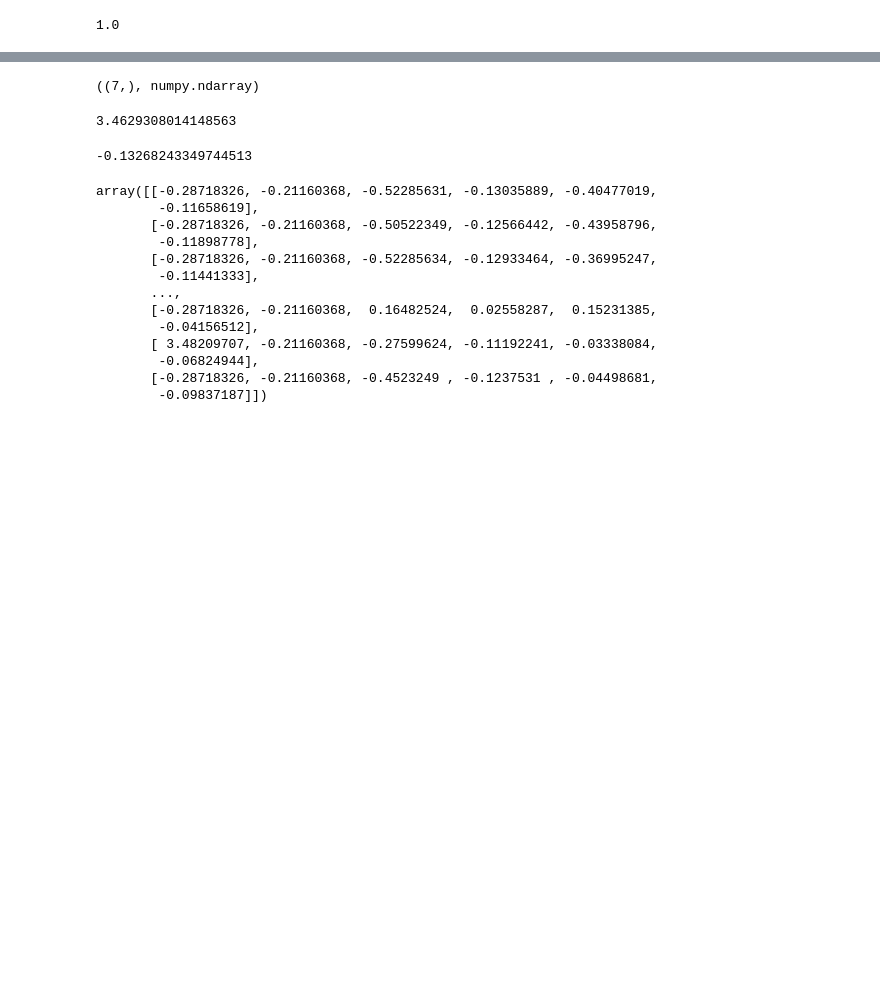
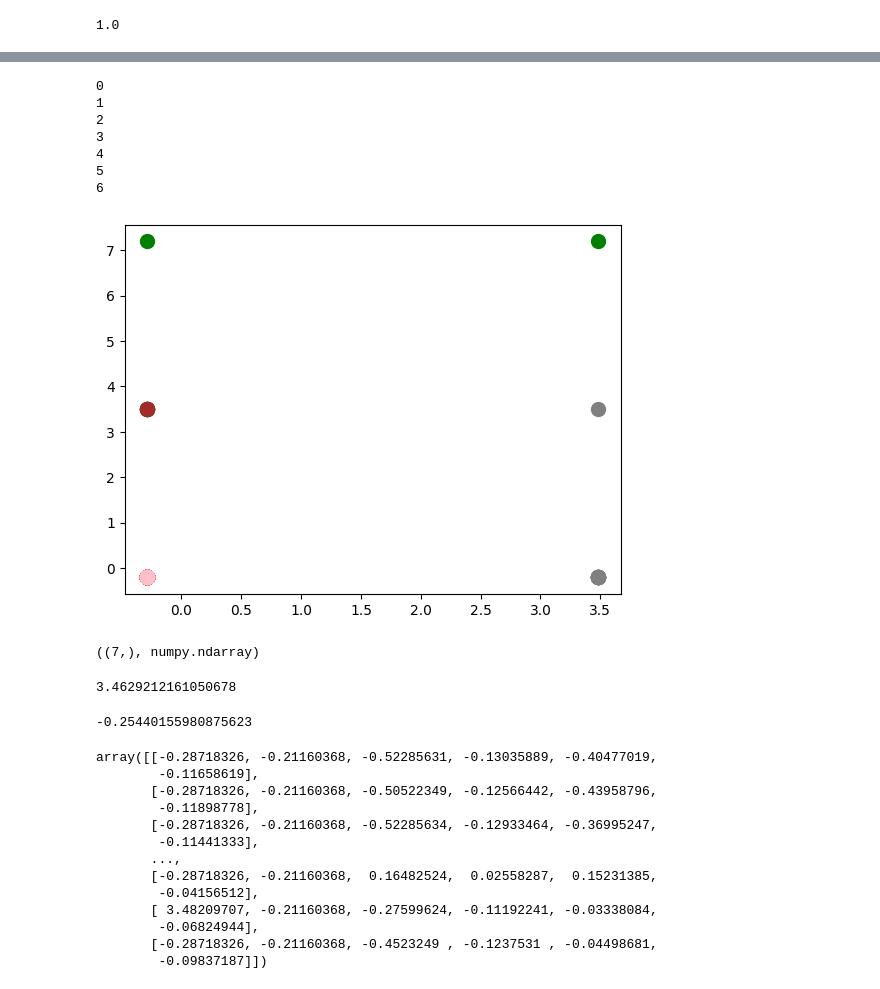
Before and after one commit to allansdefreitas/unsupervised-learning, a Jupyter notebook: FUZZY.ipynb, the cells around one changed output, grey strips where cells are left out. Drawn from its saved outputs; the diff is of its cells as text; code cells hidden in the pictures; blank space fills up the shorter version.

```diff
--- a/FUZZY.ipynb
+++ b/FUZZY.ipynb
@@ -127,3 +130,7 @@ import numpy as np
 import matplotlib.pyplot as plt
 import skfuzzy
 from sklearn.preprocessing import StandardScaler
+# %%
+X_dataset_1_shape = dataset_1_shape.values
+
+X_dataset_1_shape, X_dataset_1_shape.shape
@@ -130,6 +152,6 @@ from sklearn.preprocessing import StandardScaler
 # %%
 scaler = StandardScaler()
-X_dataset_1_shape = scaler.fit_transform(dataset_1_shape)
+X_dataset_1_shape = scaler.fit_transform(X_dataset_1_shape)
 X_dataset_1_shape
 # %% [output]
 array([[-0.28718326, -0.21160368, -0.52285631, -0.13035889, -0.40477019,
@@ -203,3 +226,7 @@ for i in range(7):
 print(sum)
 # %% [output]
 1.0
+# %%
+#to which group each i-th element belongs
+predictions = U.argmax(0)
+predictions
@@ -206,3 +264,21 @@ print(sum)
+# %%
+X = X_dataset_1_shape
+preds = predictions
+# %%
+#let's see
+colors = ['blue', 'orange', 'green', 'red', 'brown', 'pink', 'gray']
+for i in range(7):
+  print(i)
+  plt.scatter(X[preds == i, 0], X[preds == i, 1], s=100, c = colors[i], label='Cluster ' + str(i + 1))
+# %% [output]
+0
+1
+2
+3
+4
+5
+6
+[figure, added]
 # %%
 R_dataset_1_shape = np.asarray(R_dataset_1_shape)
 R_dataset_1_shape.shape, type(R_dataset_1_shape)
@@ -211,7 +287,7 @@ R_dataset_1_shape.shape, type(R_dataset_1_shape)
 # %%
 R_dataset_1_shape[0][6][0]
 # %% [output]
-3.4629308014148563
+3.4629212161050678
 # %%
 sum = 0
 for i in range(5):
@@ -219,7 +295,7 @@ for i in range(5):
 
 print(sum)
 # %% [output]
--0.13268243349744513
+-0.25440155980875623
 # %%
 import numpy as np
 
```
Also changed, not shown: parts of 11 cells of this notebook.
